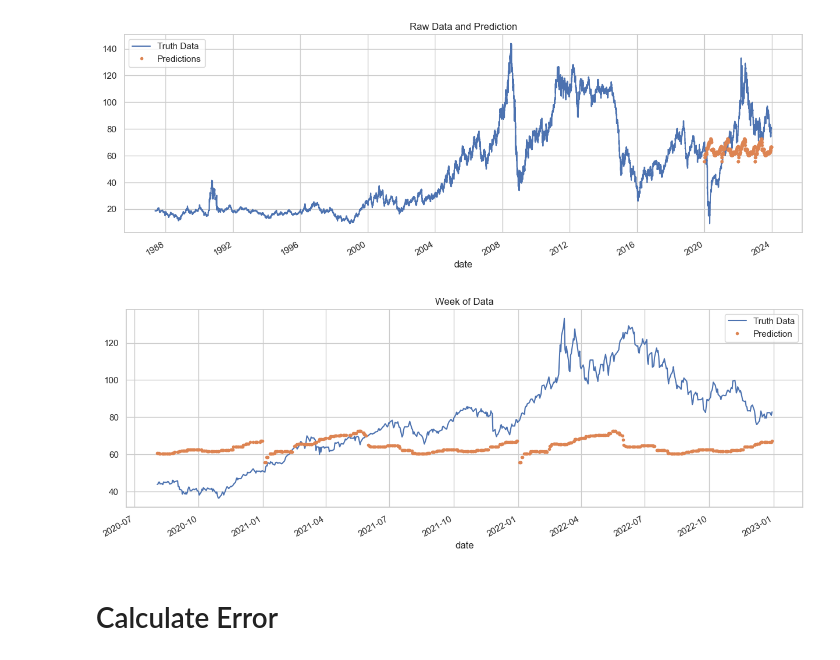
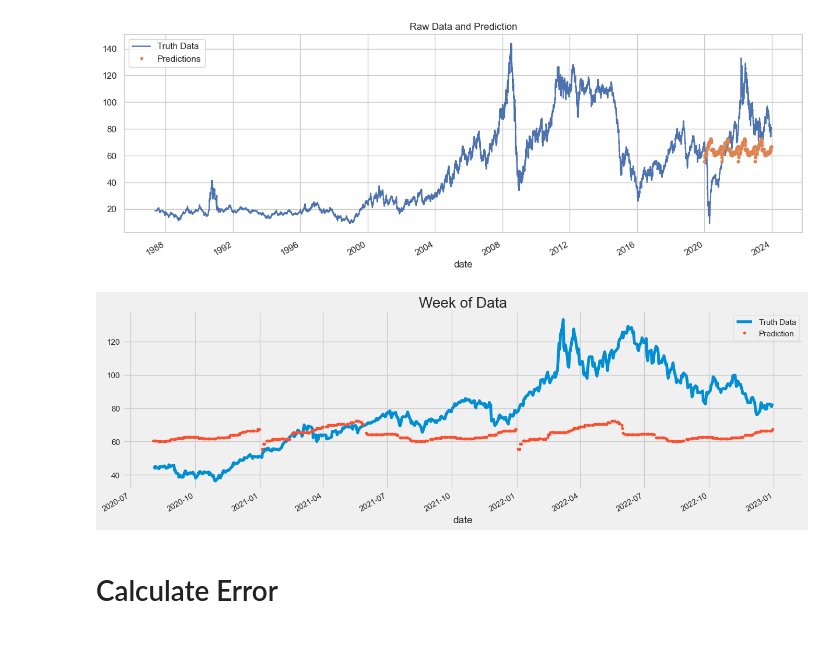
Before and after one commit to tiagomartins03/TimeSeries, a Jupyter notebook: main.ipynb, the cells around one changed output. Saved outputs shown, nothing was run; the diff lists cells and outputs as text; code cells hidden in the pictures.

```diff
--- a/main.ipynb
+++ b/main.ipynb
@@ -189,10 +191,11 @@ plt.show()
 # %%
 ax = df.loc[(df.index > '2020-08-01') & (df.index < '2023-01-01')]['price'].plot(figsize=(15,5), title = 'Week of Data')
 df.loc[(df.index > '2020-08-01') & (df.index < '2023-01-01')]['prediction'].plot(style = '.')
 plt.legend(['Truth Data','Prediction'])
+plt.style.use('fivethirtyeight')
 plt.show()
 # %% [output]
-[figure, old version]
+[figure, new version]
 # %% [markdown]
 # Calculate Error
 # %%
```
Also changed, not shown: parts of 24 cells of this notebook.
